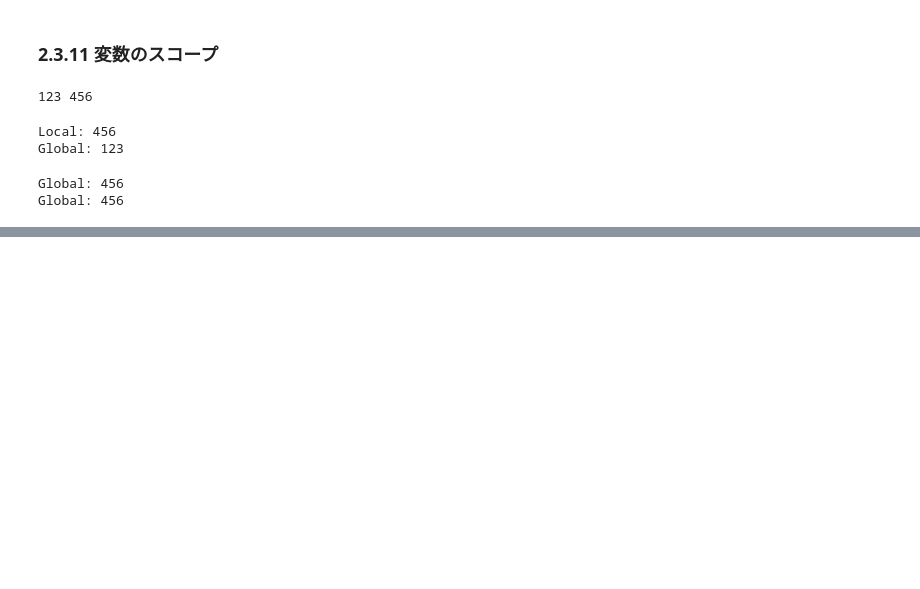
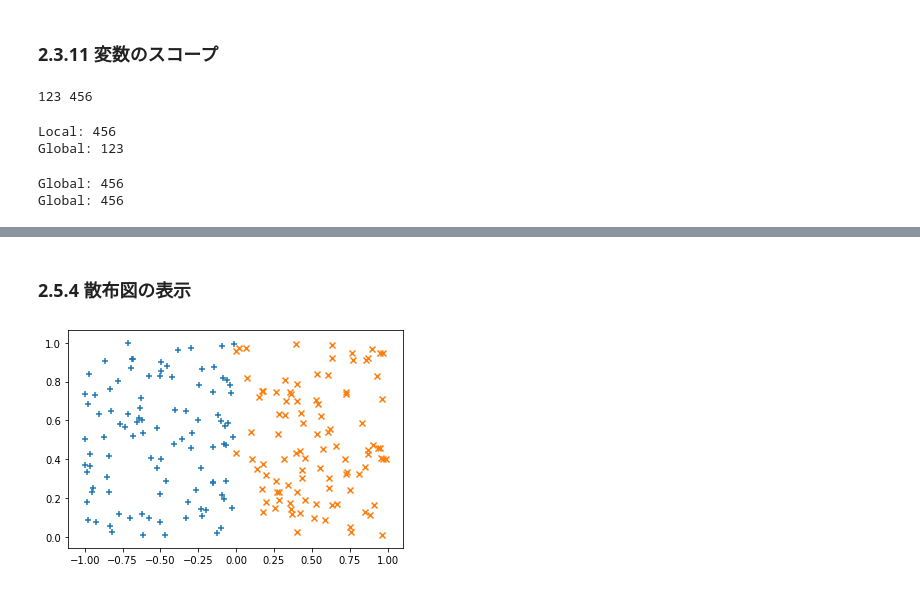
Before and after one commit to HidehikoMURAO/The-First-Deep-Learning, a Jupyter notebook: Chap2.ipynb, the cells around one changed output, grey strips where cells are left out. Drawn from its saved outputs; the diff is of its cells as text; code cells hidden in the pictures; blank space fills up the shorter version.

```diff
--- a/Chap2.ipynb
+++ b/Chap2.ipynb
@@ -234,0 +651,14 @@ Global: 456
+# %% [markdown]
+### 2.5.4 散布図の表示
+# %%
+x_1 = np.random.rand(100) - 1.0 # このグループを左に1.0ずらす
+y_1 = np.random.rand(100)
+x_2 = np.random.rand(100)
+y_2 = np.random.rand(100)
+
+plt.scatter(x_1, y_1, marker = "+") # 散布図のプロット
+plt.scatter(x_2, y_2, marker = "x")
+
+plt.show()
+# %% [output]
+[figure, added]
```
Also changed, not shown: parts of 77 cells of this notebook, 1 other file.
